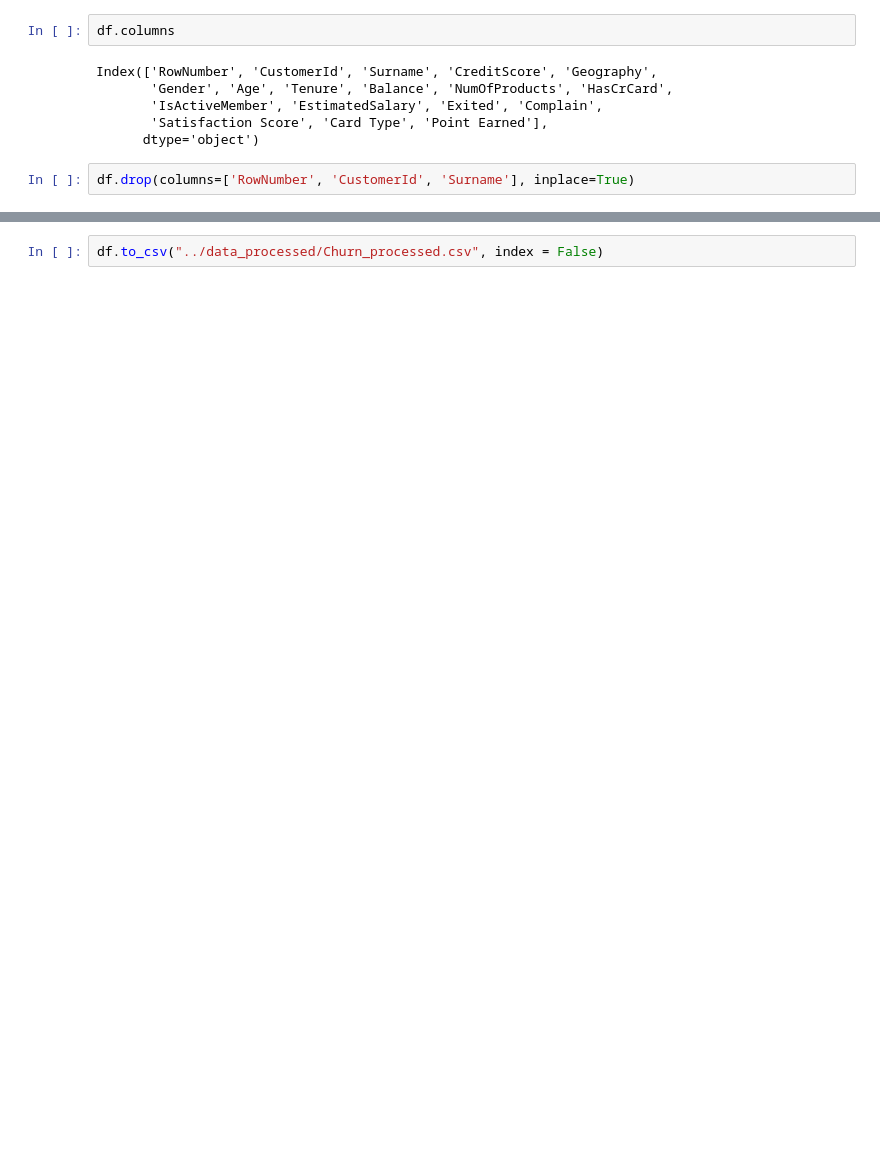
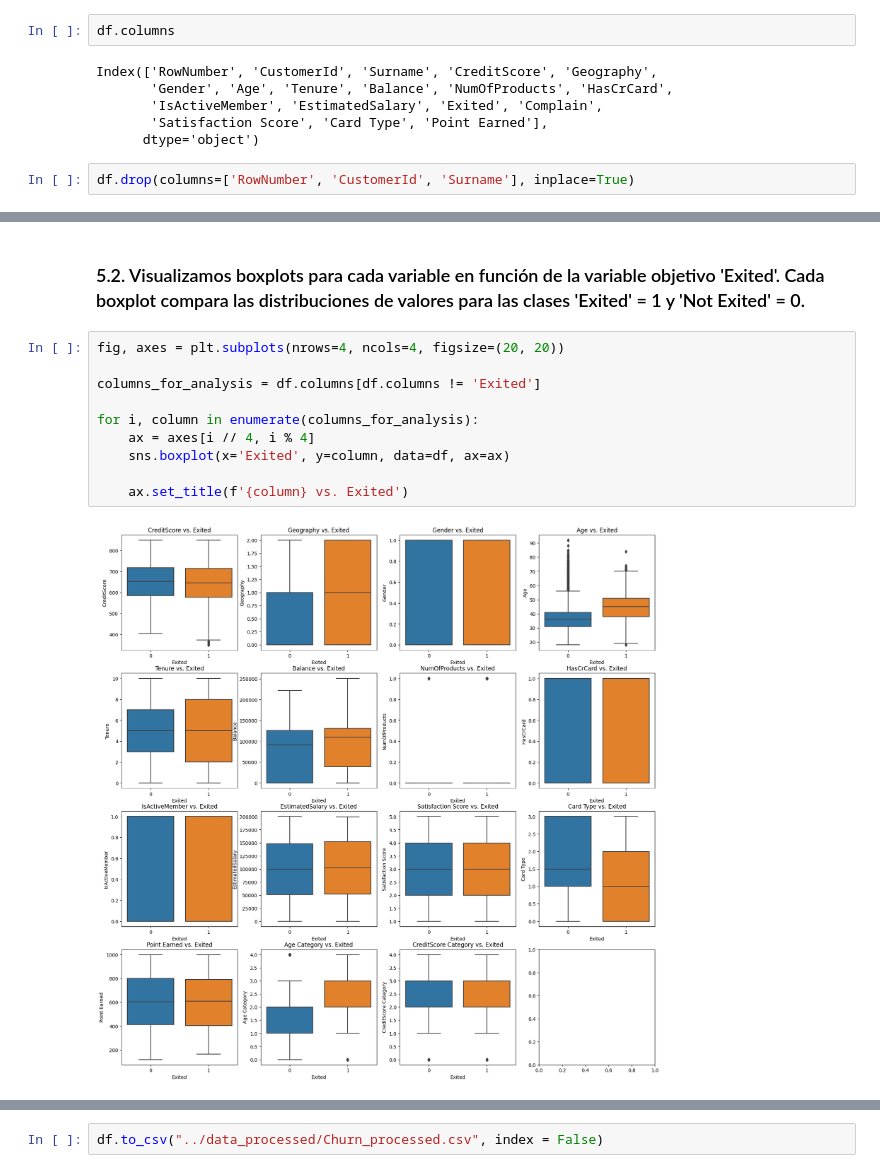
Before and after one commit to StevenNoboa/Proyecto_Machine_Learning_Bank_Customer_Churn_Detection, a Jupyter notebook: noteooks/Limpieza_EDA_ProyectoML_2.ipynb, the cells around one changed output, grey strips where cells are left out. Saved outputs shown, nothing was run; the diff lists cells and outputs as text; blank space fills up the shorter version.

```diff
--- a/noteooks/Limpieza_EDA_ProyectoML_2.ipynb
+++ b/noteooks/Limpieza_EDA_ProyectoML_2.ipynb
@@ -90,0 +358,14 @@ df = df.assign(Exited=df.pop('Exited'))
+# %% [markdown]
+### 5.2. Visualizamos boxplots para cada variable en función de la variable objetivo 'Exited'. Cada boxplot compara las distribuciones de valores para las clases 'Exited' = 1 y 'Not Exited' = 0.
+# %%
+fig, axes = plt.subplots(nrows=4, ncols=4, figsize=(20, 20))
+
+columns_for_analysis = df.columns[df.columns != 'Exited']
+
+for i, column in enumerate(columns_for_analysis):
+    ax = axes[i // 4, i % 4]
+    sns.boxplot(x='Exited', y=column, data=df, ax=ax)
+
+    ax.set_title(f'{column} vs. Exited')
+# %% [output]
+[figure, added]
```
Also changed, not shown: parts of 86 cells of this notebook, 5 other files.
